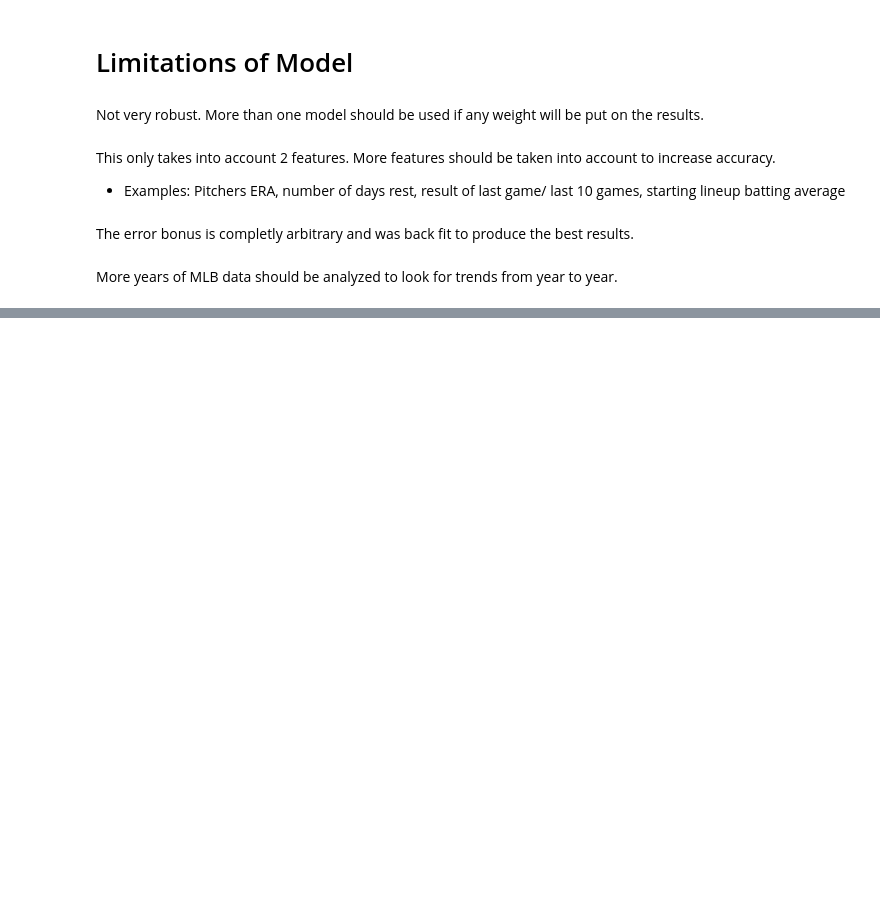
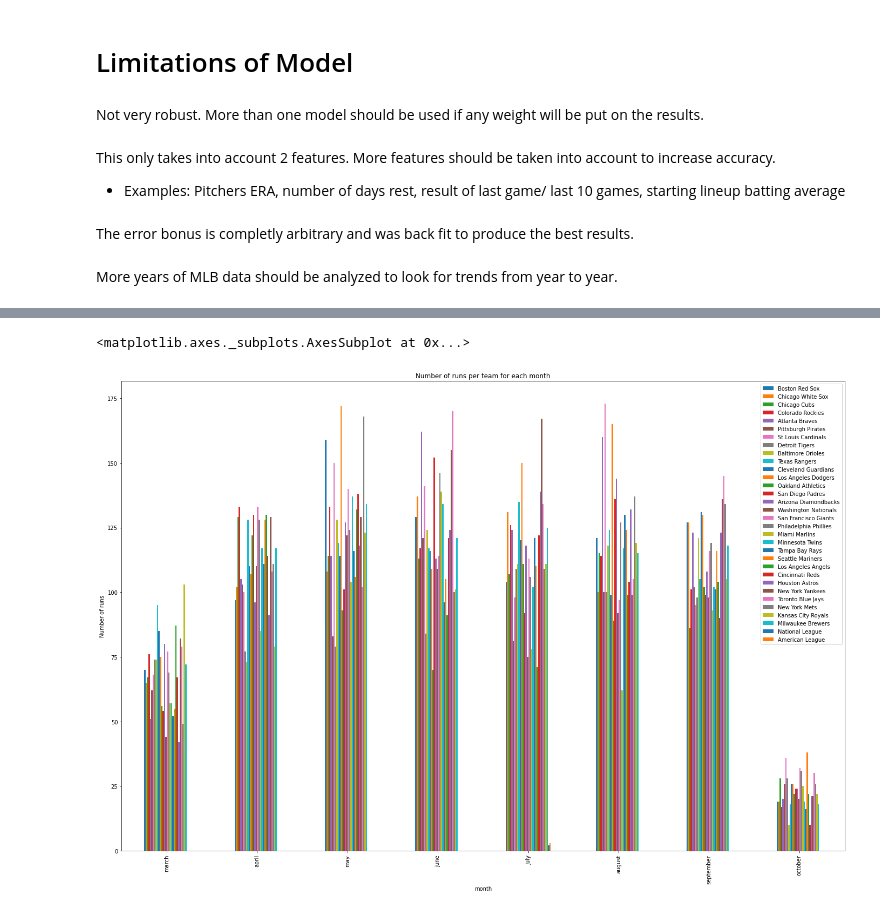
Before and after one commit to Luke-Chesley/API-Sports-Ridge_regression, a Jupyter notebook: MLB_ridge_regression.ipynb, the cells around one changed output, grey strips where cells are left out. Drawn from its saved outputs; the diff is of its cells as text; code cells hidden in the pictures; blank space fills up the shorter version.

```diff
--- a/MLB_ridge_regression.ipynb
+++ b/MLB_ridge_regression.ipynb
@@ -728,0 +775,8 @@ More years of MLB data should be analyzed to look for trends from year to year.
+# %%
+df_month_tp = df_month.transpose().drop('team', axis=0)
+df_month_tp['month'] = df_month_tp.index
+# %%
+df_month_tp.plot(x = 'month', kind = 'bar', stacked=False, title = 'Number of runs per team for each month', ylabel = 'Number of runs', figsize=(24,16))
+# %% [output]
+<matplotlib.axes._subplots.AxesSubplot at 0x...>
+[figure, added]
```
Also changed, not shown: parts of 20 cells of this notebook.
